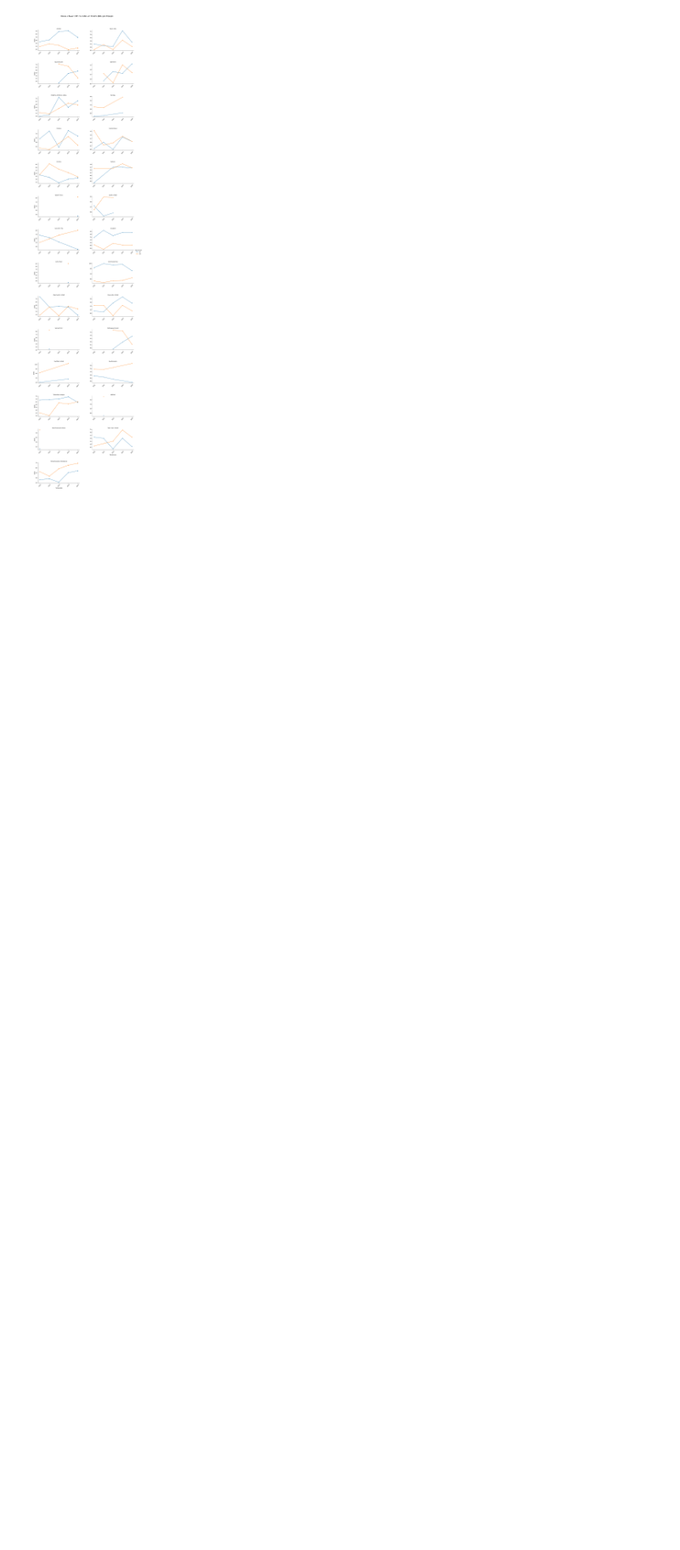
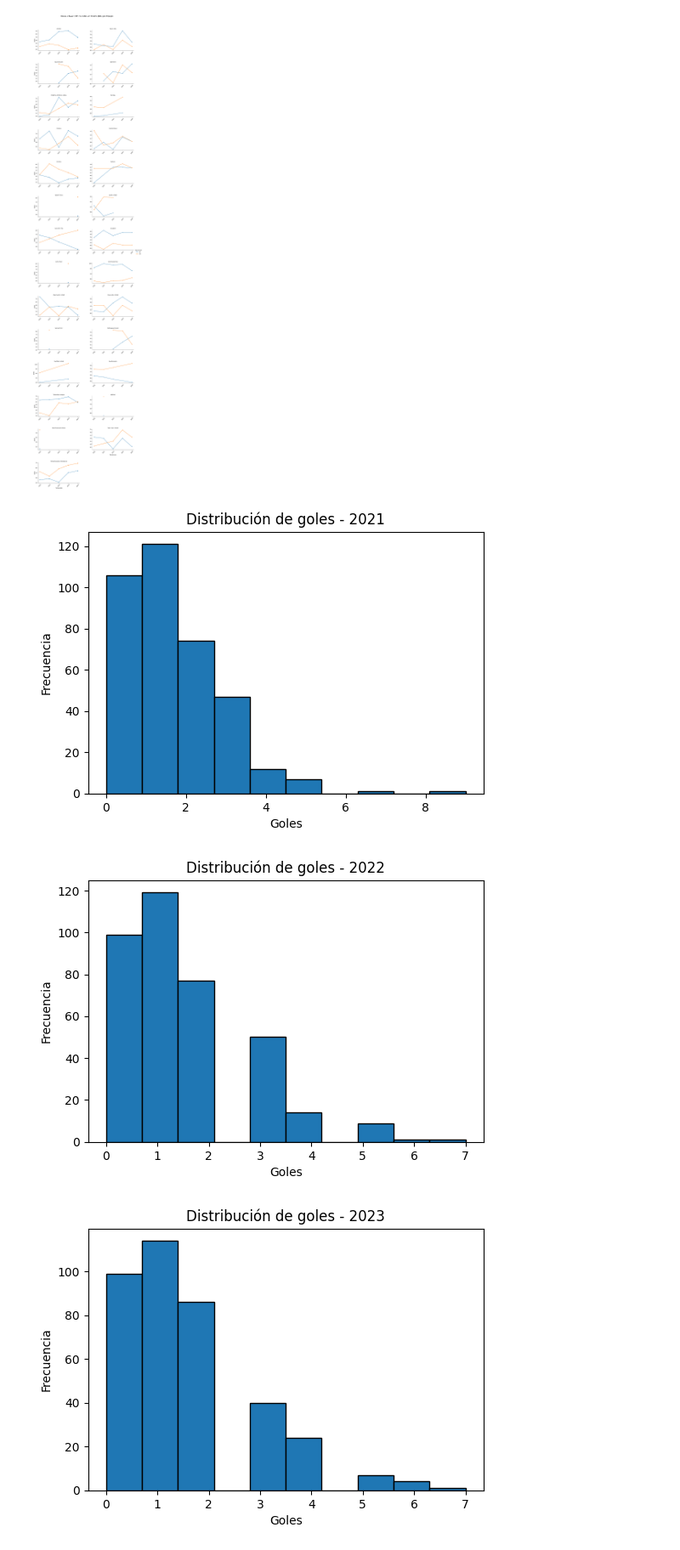
Before and after one commit to jp0617/analisis, a Jupyter notebook: ConsolidadoPremier.ipynb, the cells around one changed output. Shown at 85% size. Drawn from its saved outputs; the diff is of its cells as text; code cells hidden in the pictures; blank space fills up the shorter version.

```diff
--- a/ConsolidadoPremier.ipynb
+++ b/ConsolidadoPremier.ipynb
@@ -266,3 +320,19 @@ g.figure.suptitle("Goles a Favor (GF) vs Goles en Contra (GA) por Equipo", fonts
 plt.show()
 # %% [output]
 [figure]
+# %%
+unique_matchs = df.drop_duplicates(subset=["round", "referee", "season"])
+
+for season in sorted(unique_matchs["season"].unique()):
+    season_data = unique_matchs[unique_matchs["season"] == season]
+
+    plt.figure(figsize=(6, 4))
+    plt.hist(season_data["gf"], bins=10, edgecolor="black")
+    plt.title(f"Distribución de goles - {season}")
+    plt.xlabel("Goles")
+    plt.ylabel("Frecuencia")
+    plt.show()
+# %% [output]
+[figure, added]
+[figure, added]
+[figure, added]
```
Also changed, not shown: parts of 22 cells of this notebook.
